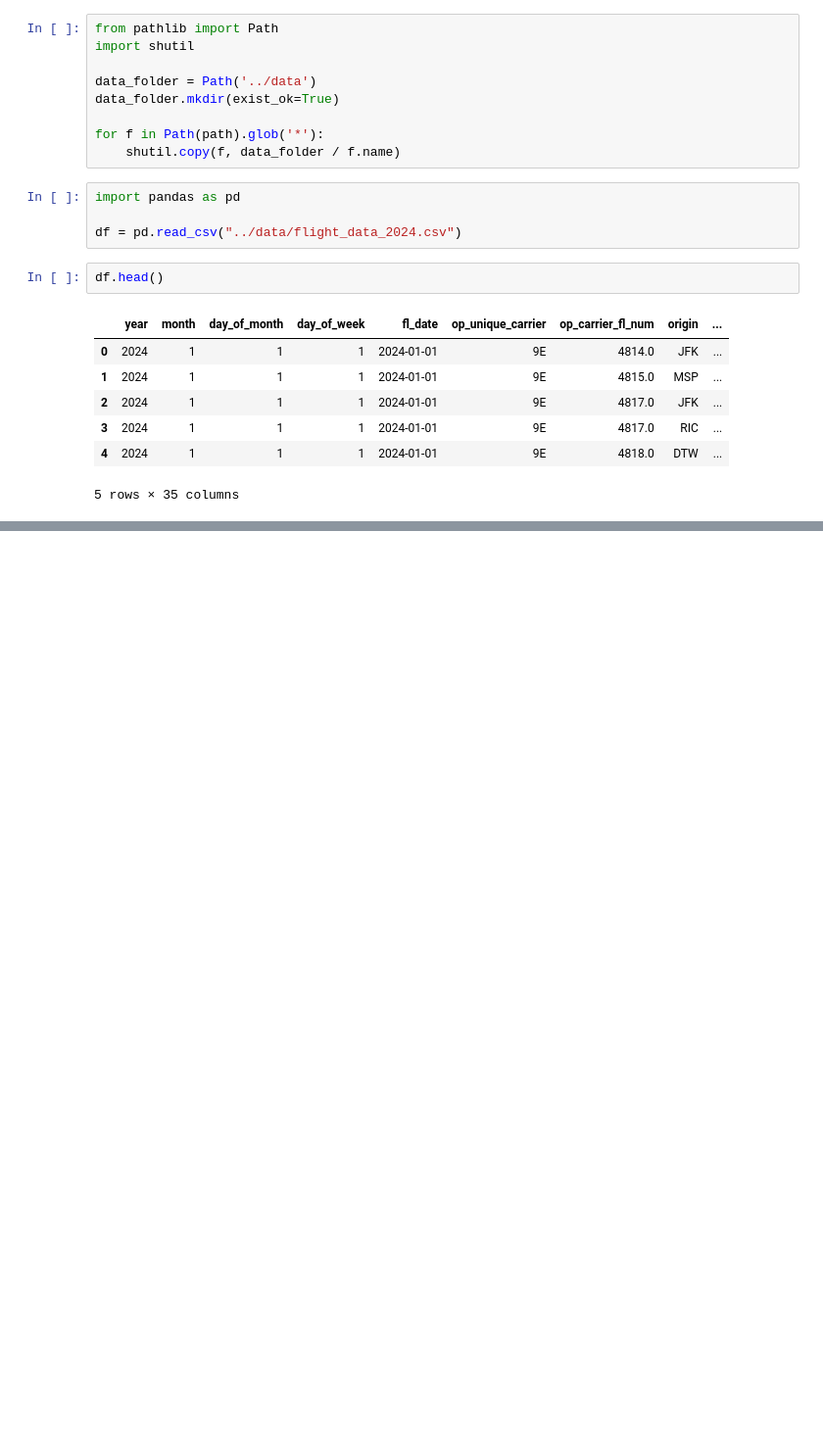
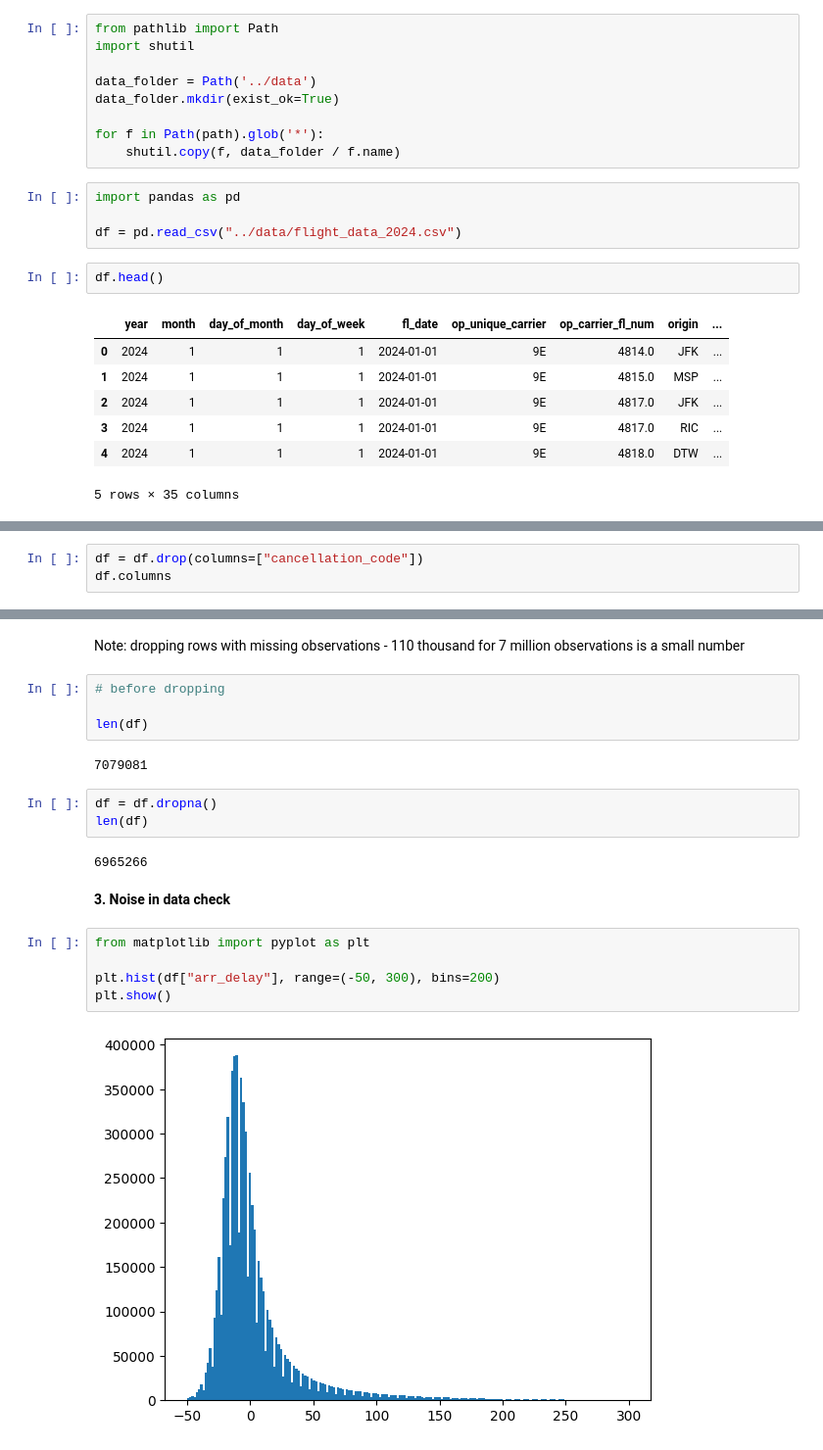
Before and after one commit to mwjung10/FlightDelay_ML_project, a Jupyter notebook: src/data_preproccess.ipynb, the cells around one changed output, grey strips where cells are left out. Shown at 98% size. Saved outputs shown, nothing was run; the diff lists cells and outputs as text; blank space fills up the shorter version.

Commit message:
added basic data preprocessing

```diff
--- a/src/data_preproccess.ipynb
+++ b/src/data_preproccess.ipynb
@@ -49,0 +60,3 @@ plt.show()
+# %%
+df = df.drop(columns=["cancellation_code"])
+df.columns
@@ -49,0 +73,22 @@ plt.show()
+# %% [markdown]
+Note: dropping rows with missing observations - 110 thousand for 7 million observations is a small number
+# %%
+# before dropping
+
+len(df)
+# %% [output]
+7079081
+# %%
+df = df.dropna()
+len(df)
+# %% [output]
+6965266
+# %% [markdown]
+**3. Noise in data check**
+# %%
+from matplotlib import pyplot as plt
+
+plt.hist(df["arr_delay"], range=(-50, 300), bins=200)
+plt.show()
+# %% [output]
+[figure, added]
```
Also changed, not shown: parts of 14 cells of this notebook.
